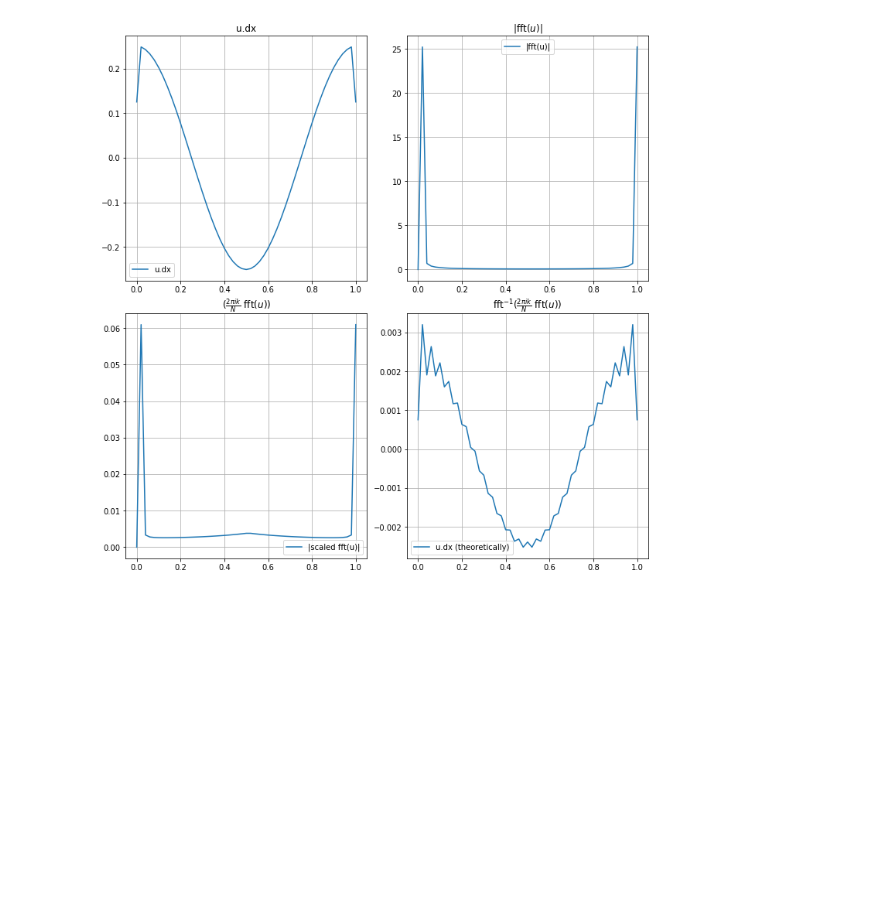
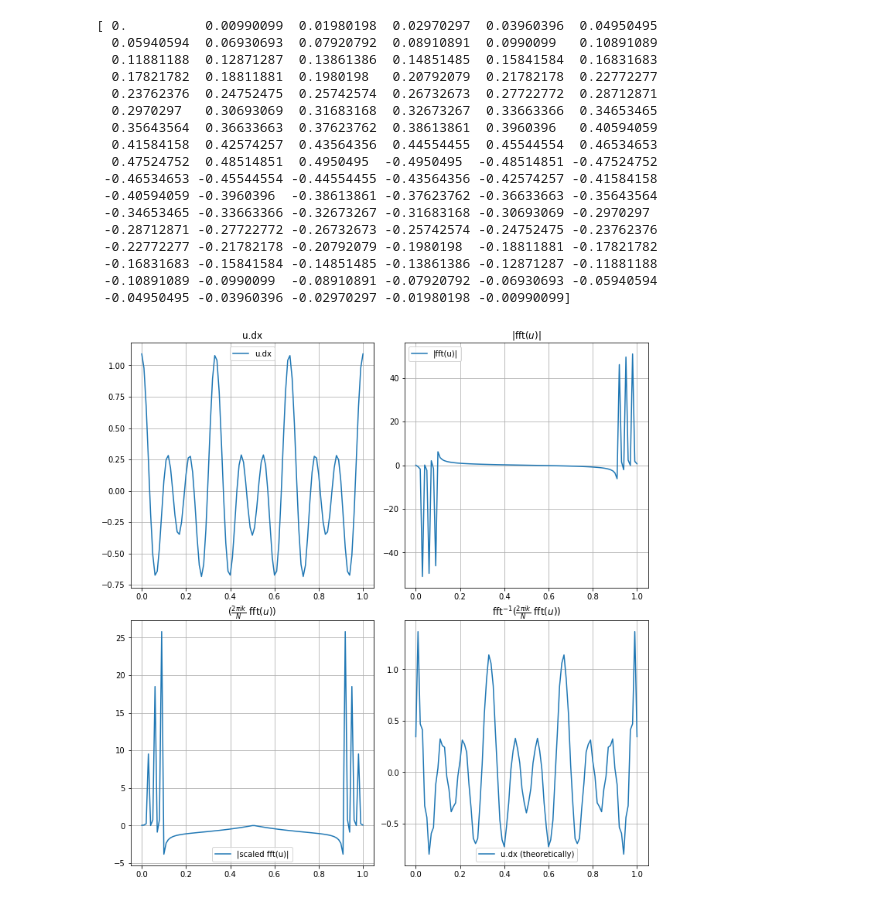
Before and after one commit to nimberledge/akm-fwi, a Jupyter notebook: elastic/FFT.ipynb, the cells around one changed output. Cells and saved outputs as stored; diff of their text form; code cells hidden in the pictures; blank space fills up the shorter version.

```diff
--- a/elastic/FFT.ipynb
+++ b/elastic/FFT.ipynb
@@ -85,15 +120,25 @@ _ = fig.colorbar(plot_10, ax=axs[1, 0])
 # %%
-N = 1
+K = 3
 def set_ic(u):
     for i in range(u.shape[0]):
         x = (i / (u.shape[0]-1))
-        for k in range(1, N+1):
-            u[i] += np.sin(2 * np.pi * k * x)
+        for k in range(1, K+1):
+            u[i] += np.sin(2 * K * np.pi * k * x)
+#         u[i] = x**3 - 2*x**2 + 4
+#         u[i] = 1.5
+    return u
+size = 101
+u = np.zeros((size,))
+u = set_ic(u)
+# u[:] = 1.5
 
-    return u
-u = np.zeros(51)
-u = set_ic(u)
-plt.plot(np.linspace(0, 1, num=u.shape[0]), sfft.ifft(sfft.fft(u)), label='u')
-plt.title('u')
+# print(np.real(sfft.ifft(sfft.fft(u))))
+temp = np.real(sfft.ifft(sfft.fft(u)))
+temp -= 0.000000001 * temp
+# temp[0] = 0.0
+# print(temp)
+plt.plot(temp, label='not u')
+plt.legend()
+plt.title('not u')
 plt.grid()
 # %% [output]
@@ -101,5 +146,5 @@ plt.grid()
 # %%
-u_dx = np.zeros(u.shape)
+u_dx = np.zeros(u.shape, dtype=complex)
 dx = 1
 for i in range(u.shape[0]):
     if i == 0:
@@ -107,20 +152,13 @@ for i in range(u.shape[0]):
     elif i == u.shape[0]-1:
         u_dx[i] = (u[i] - u[i-1]) / dx
     else:
-        u_dx[i] = (u[i+1] - u[i-1]) / dx
+        u_dx[i] = (u[i+1] - u[i-1]) / (2 * dx)
 
 fig, axs = plt.subplots(2, 2, figsize=(10, 10))
-# plots = []
-# row = []
-# axs_i, axs_j = 0, 0
-# _ = axs[axs_i, axs_j].plot(np.linspace(0, 1, num=u.shape[0]), u, label='u')
-# axs[axs_i, axs_j].set_title(r"$u$")
-# axs[axs_i, axs_j].legend()
-# axs[axs_i, axs_j].grid()
 
 axs_i, axs_j = 0, 1
 u_fft = sfft.fft(u)
-_ = (axs[axs_i, axs_j].plot(np.linspace(0, 1, num=u.shape[0]), np.abs(u_fft), label='|fft(u)|'))
+_ = (axs[axs_i, axs_j].plot(np.linspace(0, 1, num=u.shape[0]), np.imag(u_fft), label='|fft(u)|'))
 axs[axs_i, axs_j].set_title(r"|fft($u$)|")
 axs[axs_i, axs_j].legend()
 axs[axs_i, axs_j].grid()
@@ -130,36 +168,55 @@ axs[axs_i, axs_j].grid()
 
 axs_i, axs_j = 0, 0
 _ = (axs[axs_i, axs_j].plot(np.linspace(0, 1, num=u.shape[0]), u_dx, label='u.dx'))
 axs[axs_i, axs_j].set_title(r"u.dx")
 axs[axs_i, axs_j].legend()
 axs[axs_i, axs_j].grid()
 
 # Do scaling
 axs_i, axs_j = 1, 0
 scaled_ufft = np.array(u_fft)
 N = u_fft.shape[0]
 f = sfft.fftfreq(u.shape[0])
+print(f)
 for k in range(scaled_ufft.shape[0]):
-    scaled_ufft[k] = ((2j * f[k] * np.pi / N)) * u_fft[k]
+    scaled_ufft[k] = (2j * np.pi * f[k]) * u_fft[k]
+#     scaled_ufft[k] = u_fft[k]
 
-_ = axs[axs_i, axs_j].plot(np.linspace(0, 1, num=u.shape[0]), np.abs(scaled_ufft), label='|scaled fft(u)|')
+_ = axs[axs_i, axs_j].plot(np.linspace(0, 1, num=u.shape[0]), np.real(scaled_ufft), label='|scaled fft(u)|')
 axs[axs_i, axs_j].set_title(r"$(\frac{2\pi i k}{N}$ fft($u))$")
 axs[axs_i, axs_j].legend()
 axs[axs_i, axs_j].grid()
 
 axs_i, axs_j = 1, 1
 u_dx_recombined = sfft.ifft(scaled_ufft)
 
 # print(u_dx_recombined / 10)
 _ = axs[axs_i, axs_j].plot(np.linspace(0, 1, num=u.shape[0]), u_dx_recombined, label='u.dx (theoretically)')
 axs[axs_i, axs_j].set_title(r"fft$^{-1}(\frac{2\pi i k}{N}$ fft($u))$")
 axs[axs_i, axs_j].legend()
 axs[axs_i, axs_j].grid()
 
 fig.tight_layout(pad=0.5)
 # plots.append(row2)
 # %% [output]
+[ 0.          0.00990099  0.01980198  0.02970297  0.03960396  0.04950495
+  0.05940594  0.06930693  0.07920792  0.08910891  0.0990099   0.10891089
+  0.11881188  0.12871287  0.13861386  0.14851485  0.15841584  0.16831683
+  0.17821782  0.18811881  0.1980198   0.20792079  0.21782178  0.22772277
+  0.23762376  0.24752475  0.25742574  0.26732673  0.27722772  0.28712871
+  0.2970297   0.30693069  0.31683168  0.32673267  0.33663366  0.34653465
+  0.35643564  0.36633663  0.37623762  0.38613861  0.3960396   0.40594059
+  0.41584158  0.42574257  0.43564356  0.44554455  0.45544554  0.46534653
+  0.47524752  0.48514851  0.4950495  -0.4950495  -0.48514851 -0.47524752
+ -0.46534653 -0.45544554 -0.44554455 -0.43564356 -0.42574257 -0.41584158
+ -0.40594059 -0.3960396  -0.38613861 -0.37623762 -0.36633663 -0.35643564
+ -0.34653465 -0.33663366 -0.32673267 -0.31683168 -0.30693069 -0.2970297
+ -0.28712871 -0.27722772 -0.26732673 -0.25742574 -0.24752475 -0.23762376
+ -0.22772277 -0.21782178 -0.20792079 -0.1980198  -0.18811881 -0.17821782
+ -0.16831683 -0.15841584 -0.14851485 -0.13861386 -0.12871287 -0.11881188
+ -0.10891089 -0.0990099  -0.08910891 -0.07920792 -0.06930693 -0.05940594
+ -0.04950495 -0.03960396 -0.02970297 -0.01980198 -0.00990099]
-[figure, old version]
+[figure, new version]
 # %%
 print(u_dx_recombined)
 print(scaled_ufft)
```
Also changed, not shown: parts of 4 cells of this notebook.
